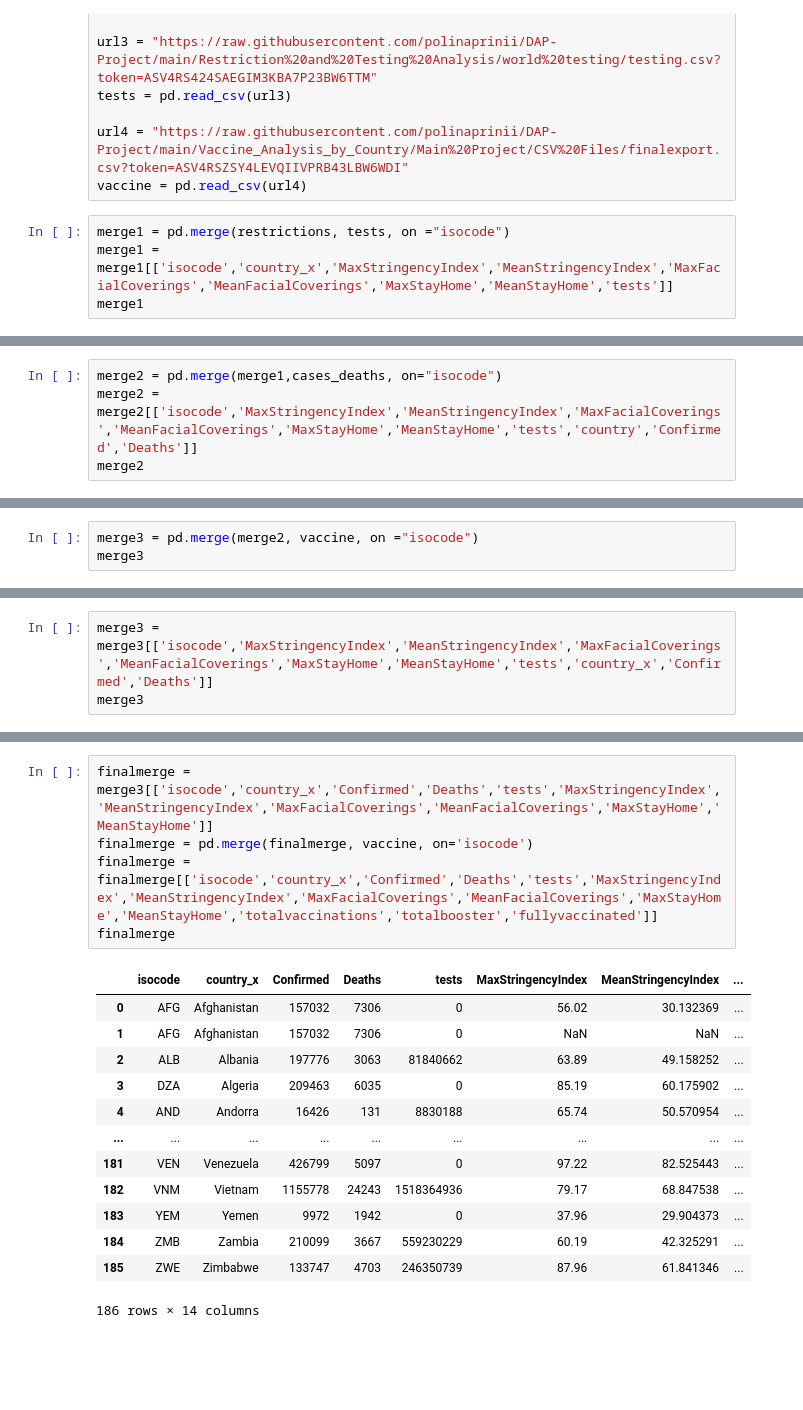
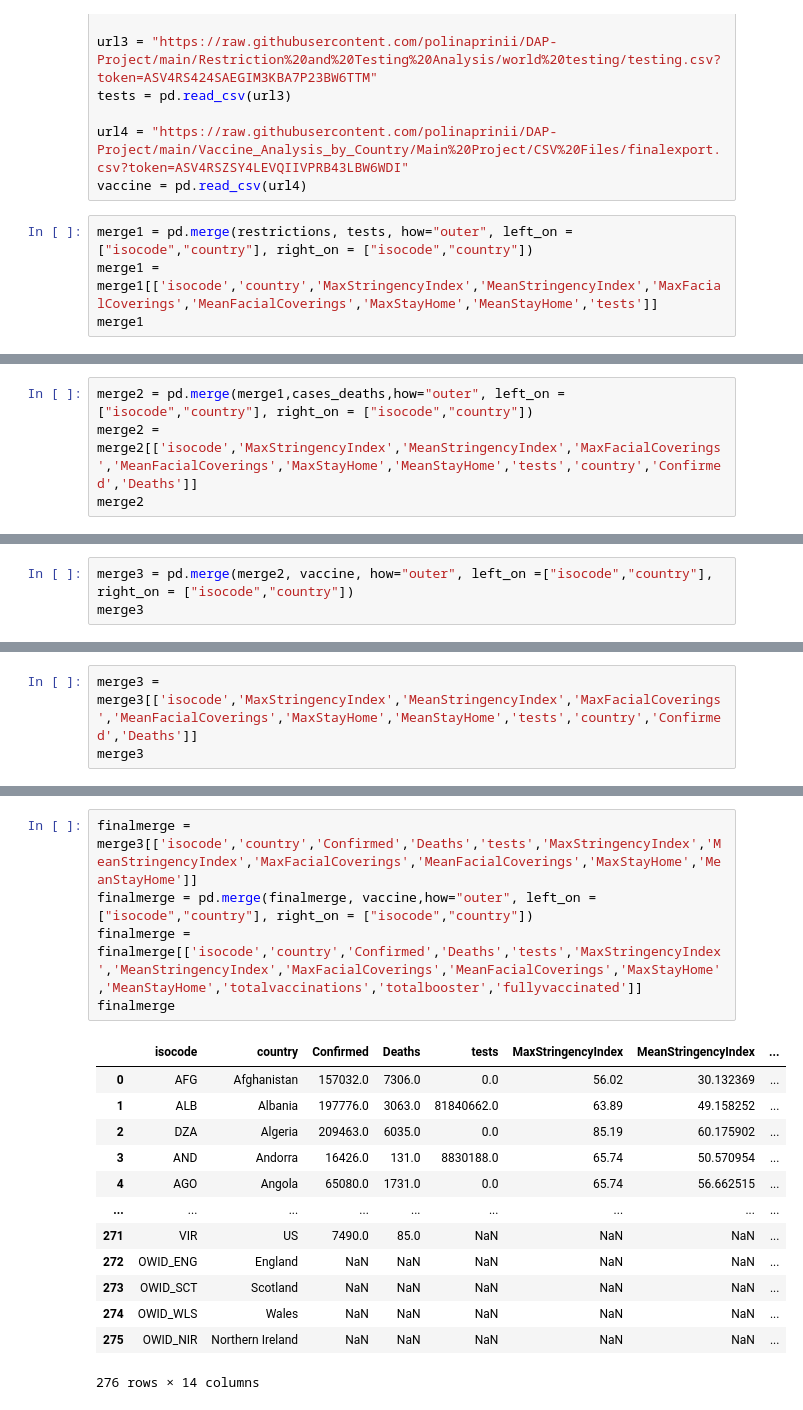
Before and after one commit to polinaprinii/DAP-Project, a Jupyter notebook: Linear Regression/Final Dataset.ipynb, the cells around one changed output, grey strips where cells are left out. Cells and saved outputs as stored; diff of their text form; blank space fills up the shorter version.

```diff
--- a/Linear Regression/Final Dataset.ipynb
+++ b/Linear Regression/Final Dataset.ipynb
@@ -13,7 +13,7 @@ tests = pd.read_csv(url3)
 url4 = "https://raw.githubusercontent.com/polinaprinii/DAP-Project/main/Vaccine_Analysis_by_Country/Main%20Project/CSV%20Files/finalexport.csv?token=ASV4RSZSY4LEVQIIVPRB43LBW6WDI"
 vaccine = pd.read_csv(url4)
 # %%
-merge1 = pd.merge(restrictions, tests, on ="isocode")
-merge1 = merge1[['isocode','country_x','MaxStringencyIndex','MeanStringencyIndex','MaxFacialCoverings','MeanFacialCoverings','MaxStayHome','MeanStayHome','tests']]
+merge1 = pd.merge(restrictions, tests, how="outer", left_on =["isocode","country"], right_on = ["isocode","country"])
+merge1 = merge1[['isocode','country','MaxStringencyIndex','MeanStringencyIndex','MaxFacialCoverings','MeanFacialCoverings','MaxStayHome','MeanStayHome','tests']]
 merge1
 # %% [output]
@@ -33,5 +33,5 @@ merge1
 # %%
-merge2 = pd.merge(merge1,cases_deaths, on="isocode")
+merge2 = pd.merge(merge1,cases_deaths,how="outer", left_on =["isocode","country"], right_on = ["isocode","country"])
 merge2 = merge2[['isocode','MaxStringencyIndex','MeanStringencyIndex','MaxFacialCoverings','MeanFacialCoverings','MaxStayHome','MeanStayHome','tests','country','Confirmed','Deaths']]
 merge2
 # %% [output]
@@ -51,5 +51,5 @@ merge2
 # %%
-merge3 = pd.merge(merge2, vaccine, on ="isocode")
+merge3 = pd.merge(merge2, vaccine, how="outer", left_on =["isocode","country"], right_on = ["isocode","country"])
 merge3
 # %% [output]
 |  | isocode | MaxStringencyIndex | MeanStringencyIndex | MaxFacialCoverings | MeanFacialCoverings | ... |
@@ -68,5 +68,5 @@ merge3
 # %%
-merge3 = merge3[['isocode','MaxStringencyIndex','MeanStringencyIndex','MaxFacialCoverings','MeanFacialCoverings','MaxStayHome','MeanStayHome','tests','country_x','Confirmed','Deaths']]
+merge3 = merge3[['isocode','MaxStringencyIndex','MeanStringencyIndex','MaxFacialCoverings','MeanFacialCoverings','MaxStayHome','MeanStayHome','tests','country','Confirmed','Deaths']]
 merge3
 # %% [output]
 |  | isocode | MaxStringencyIndex | MeanStringencyIndex | MaxFacialCoverings | MeanFacialCoverings | ... |
@@ -85,19 +85,19 @@ merge3
 # %%
-finalmerge = merge3[['isocode','country_x','Confirmed','Deaths','tests','MaxStringencyIndex','MeanStringencyIndex','MaxFacialCoverings','MeanFacialCoverings','MaxStayHome','MeanStayHome']]
-finalmerge = pd.merge(finalmerge, vaccine, on='isocode')
-finalmerge = finalmerge[['isocode','country_x','Confirmed','Deaths','tests','MaxStringencyIndex','MeanStringencyIndex','MaxFacialCoverings','MeanFacialCoverings','MaxStayHome','MeanStayHome','totalvaccinations','totalbooster','fullyvaccinated']]
+finalmerge = merge3[['isocode','country','Confirmed','Deaths','tests','MaxStringencyIndex','MeanStringencyIndex','MaxFacialCoverings','MeanFacialCoverings','MaxStayHome','MeanStayHome']]
+finalmerge = pd.merge(finalmerge, vaccine,how="outer", left_on =["isocode","country"], right_on = ["isocode","country"])
+finalmerge = finalmerge[['isocode','country','Confirmed','Deaths','tests','MaxStringencyIndex','MeanStringencyIndex','MaxFacialCoverings','MeanFacialCoverings','MaxStayHome','MeanStayHome','totalvaccinations','totalbooster','fullyvaccinated']]
 finalmerge
 # %% [output]
-|  | isocode | country_x | Confirmed | Deaths | tests | MaxStringencyIndex | MeanStringencyIndex | ... |
-| 0 | AFG | Afghanistan | 157032 | 7306 | 0 | 56.02 | 30.132369 | ... |
-| 1 | AFG | Afghanistan | 157032 | 7306 | 0 | NaN | NaN | ... |
-| 2 | ALB | Albania | 197776 | 3063 | 81840662 | 63.89 | 49.158252 | ... |
-| 3 | DZA | Algeria | 209463 | 6035 | 0 | 85.19 | 60.175902 | ... |
-| 4 | AND | Andorra | 16426 | 131 | 8830188 | 65.74 | 50.570954 | ... |
+|  | isocode | country | Confirmed | Deaths | tests | MaxStringencyIndex | MeanStringencyIndex | ... |
+| 0 | AFG | Afghanistan | 157032.0 | 7306.0 | 0.0 | 56.02 | 30.132369 | ... |
+| 1 | ALB | Albania | 197776.0 | 3063.0 | 81840662.0 | 63.89 | 49.158252 | ... |
+| 2 | DZA | Algeria | 209463.0 | 6035.0 | 0.0 | 85.19 | 60.175902 | ... |
+| 3 | AND | Andorra | 16426.0 | 131.0 | 8830188.0 | 65.74 | 50.570954 | ... |
+| 4 | AGO | Angola | 65080.0 | 1731.0 | 0.0 | 65.74 | 56.662515 | ... |
 | ... | ... | ... | ... | ... | ... | ... | ... | ... |
-| 181 | VEN | Venezuela | 426799 | 5097 | 0 | 97.22 | 82.525443 | ... |
-| 182 | VNM | Vietnam | 1155778 | 24243 | 1518364936 | 79.17 | 68.847538 | ... |
-| 183 | YEM | Yemen | 9972 | 1942 | 0 | 37.96 | 29.904373 | ... |
-| 184 | ZMB | Zambia | 210099 | 3667 | 559230229 | 60.19 | 42.325291 | ... |
-| 185 | ZWE | Zimbabwe | 133747 | 4703 | 246350739 | 87.96 | 61.841346 | ... |
+| 271 | VIR | US | 7490.0 | 85.0 | NaN | NaN | NaN | ... |
+| 272 | OWID_ENG | England | NaN | NaN | NaN | NaN | NaN | ... |
+| 273 | OWID_SCT | Scotland | NaN | NaN | NaN | NaN | NaN | ... |
+| 274 | OWID_WLS | Wales | NaN | NaN | NaN | NaN | NaN | ... |
+| 275 | OWID_NIR | Northern Ireland | NaN | NaN | NaN | NaN | NaN | ... |
-186 rows × 14 columns
+276 rows × 14 columns
```
Also changed, not shown: parts of 8 cells of this notebook, 2 other files.
